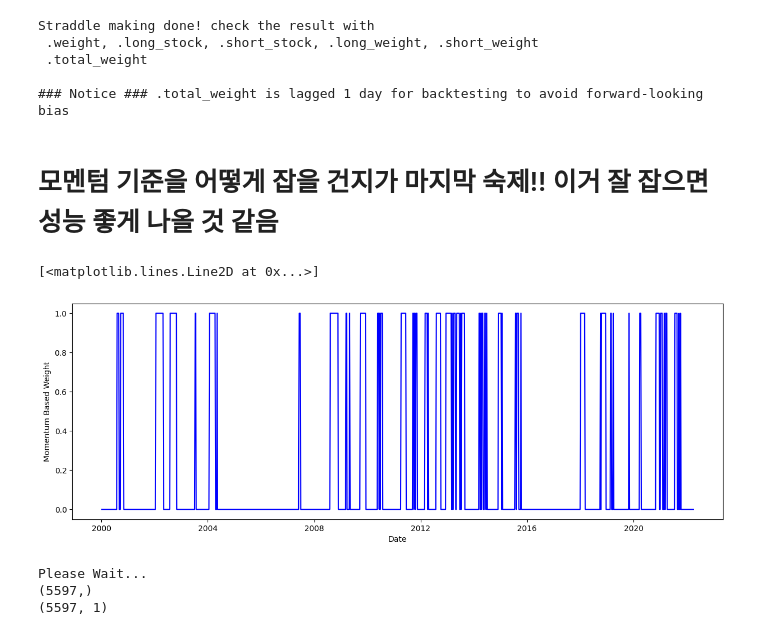
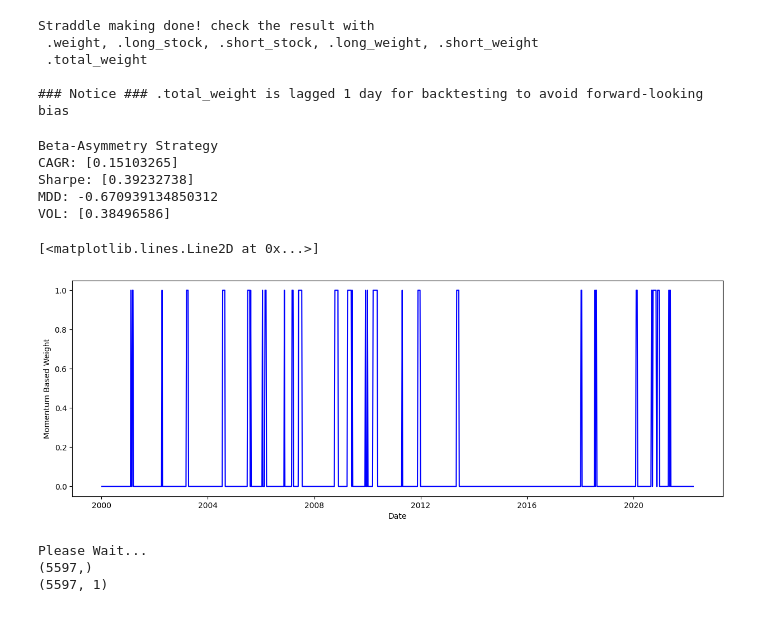
Before and after one commit to kalvinJang/Beta_Asymmetry, a Jupyter notebook: main.ipynb, the cells around one changed output. Drawn from its saved outputs; the diff is of its cells as text; code cells hidden in the pictures.

```diff
--- a/main.ipynb
+++ b/main.ipynb
@@ -137,28 +133,38 @@ Straddle making done! check the result with
 # %%
  # Backtesting
 pf_return, pf_value = backtesting_sketch(
-                            stock_return = stock_return.copy(),
-                            etf_return = market_return.copy(),
+                            stock_return = stock_return,
+                            etf_return = market_return,
                             weight = myStrategy.total_weight,
                             resample = 'w-fri' # Weekly Rebalancing
 )
-# %% [markdown]
-# 모멘텀 기준을 어떻게 잡을 건지가 마지막 숙제!! 이거 잘 잡으면 성능 좋게 나올 것 같음
+# %%
+print("Beta-Asymmetry Strategy")
+print("CAGR:", cagr(cum(pf_return)).values)
+print("Sharpe:", sharpe(pf_return, days=52).values)
+print("MDD:", max_dd(cum(pf_return)))
+print("VOL:", cagr(cum(pf_return)).values / sharpe(pf_return, days=52).values)
+# %% [output]
+Beta-Asymmetry Strategy
+CAGR: [0.15103265]
+Sharpe: [0.39232738]
+MDD: -0.670939134850312
+VOL: [0.38496586]
 # %%
 # Calculate Momentum Based Weight from returns of Virtual Portfolio
 # Momentums are calucatled automatically without forward looking bias
 mom_weight = momentum(
                 pf_value = pf_value,
-                lookback =13,
-                method = 'hurdle_strict', hurdle=0.35)
+                lookback =10,
+                method = 'hurdle_strict', hurdle=0.45)
 # Plot Momentum Based Weight for Dynamic Optimization
 plt.figure(figsize=(15,5))
 plt.xlabel("Date", fontsize=10)
 plt.ylabel("Momentum Based Weight", fontsize=10)
 plt.plot(mom_weight, color='blue')
 # %% [output]
 [<matplotlib.lines.Line2D at 0x...>]
-[figure, old version]
+[figure, new version]
 # %%
 # Adjusted resampled weights
 filled_weight = weight_fill(myStrategy.total_weight, mom_weight)
```
Also changed, not shown: parts of 15 cells of this notebook, 4 other files.
